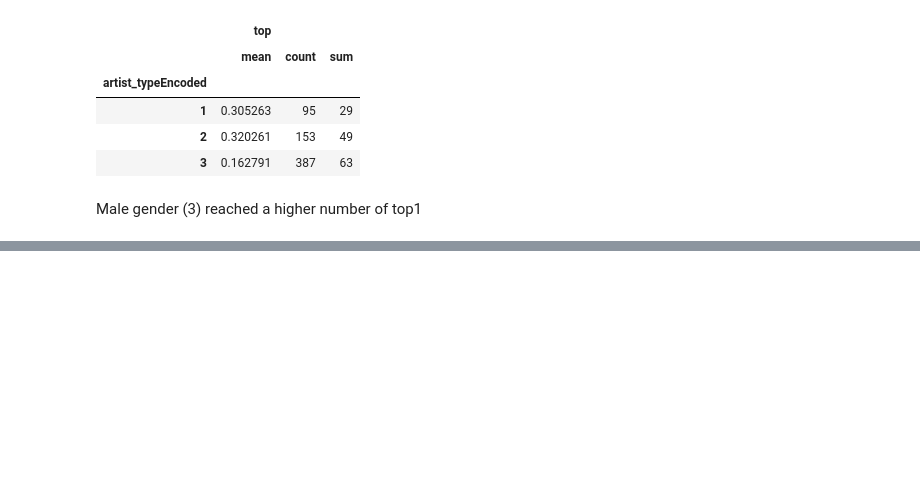
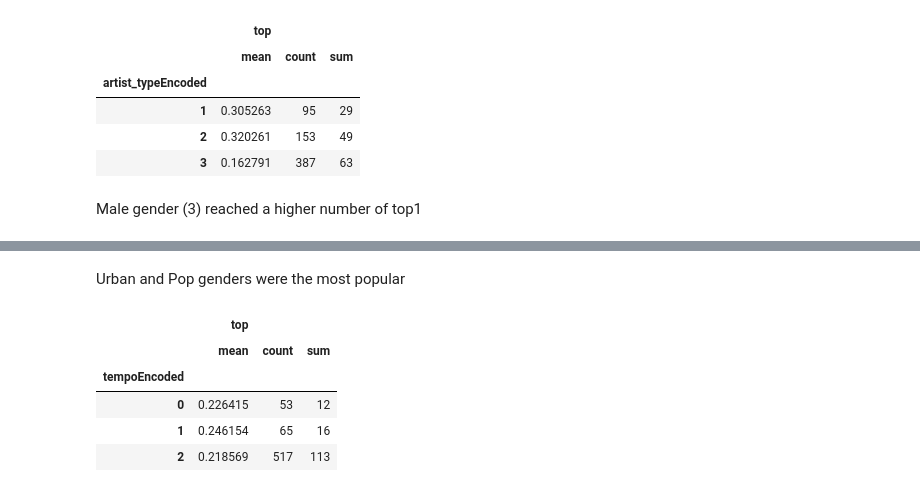
Before and after one commit to IreneCarrasco/AI_and_ML_projects, a Jupyter notebook: Decision_tree_billboard100.ipynb, the cells around one changed output, grey strips where cells are left out. Cells and saved outputs as stored; diff of their text form; code cells hidden in the pictures; blank space fills up the shorter version.

```diff
--- a/Decision_tree_billboard100.ipynb
+++ b/Decision_tree_billboard100.ipynb
@@ -310,0 +313,11 @@ artists_encoded[['artist_typeEncoded', 'top']].groupby(['artist_typeEncoded'], a
+# %% [markdown]
+Urban and Pop genders were the most popular
+# %%
+artists_encoded[['tempoEncoded', 'top']].groupby(['tempoEncoded'], as_index=False).agg(['mean', 'count', 'sum'])
+# %% [output]
+|  | top |  |  |
+|  | mean | count | sum |
+| tempoEncoded |  |  |  |
+| 0 | 0.226415 | 53 | 12 |
+| 1 | 0.246154 | 65 | 16 |
+| 2 | 0.218569 | 517 | 113 |
```
Also changed, not shown: parts of 7 cells of this notebook.
